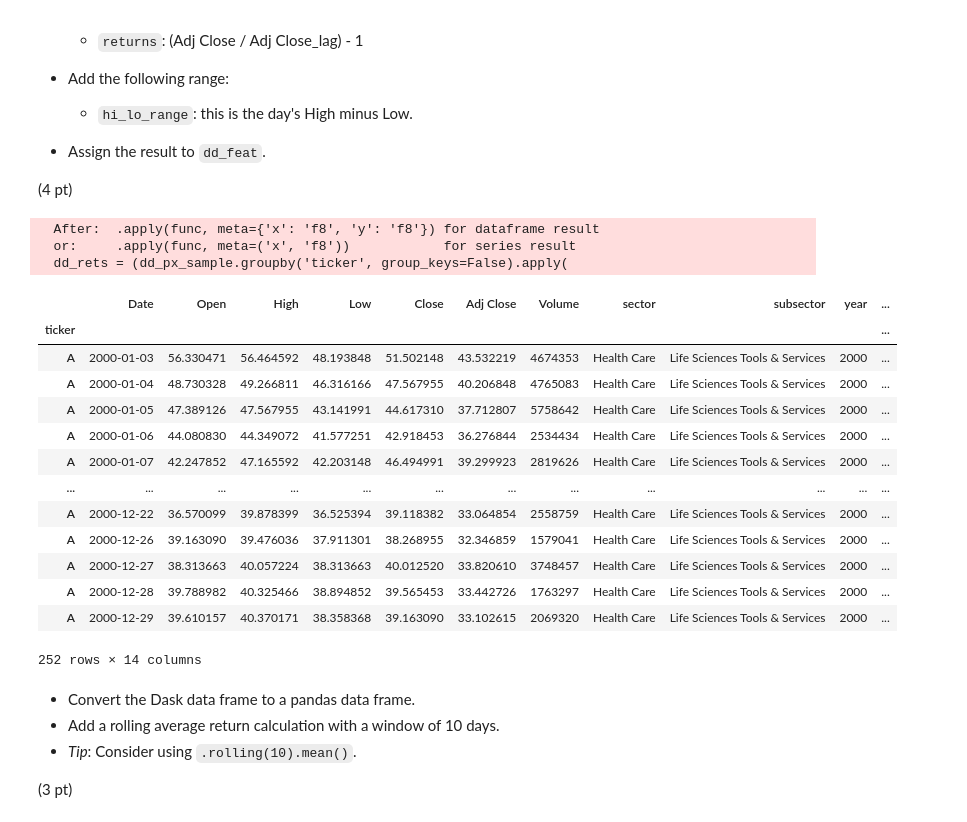
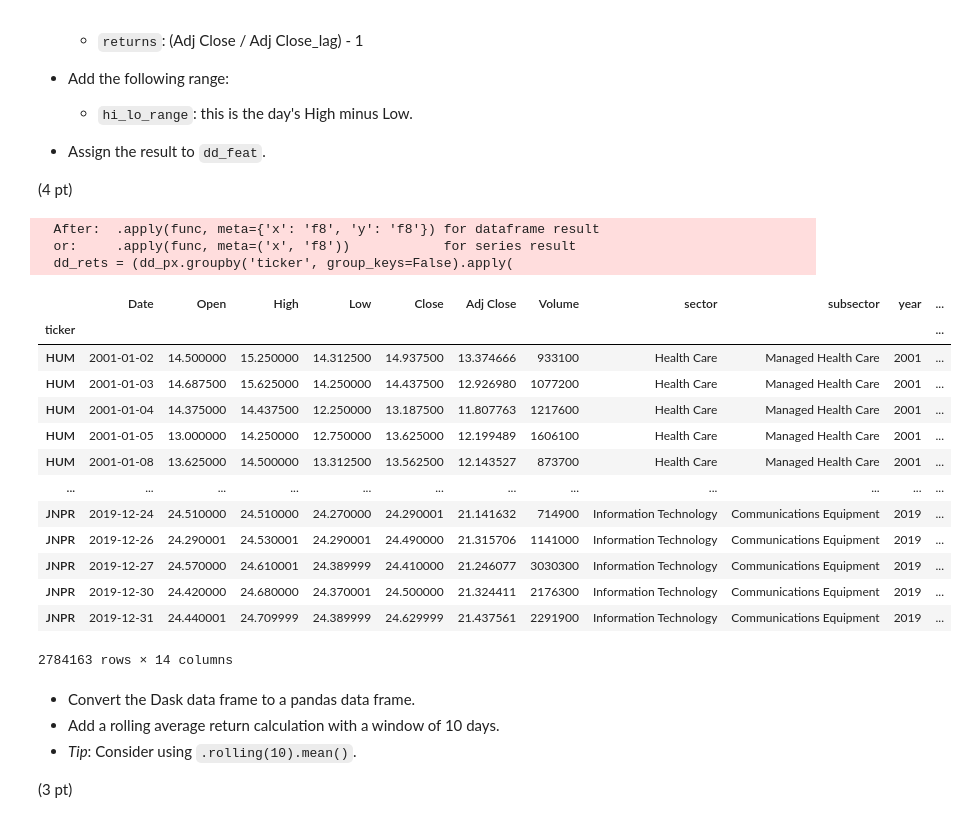
Before and after one commit to hoseinaliyari/production, a Jupyter notebook: 02_activities/assignments/assignment_1.ipynb, the cells around one changed output. Saved outputs shown, nothing was run; the diff lists cells and outputs as text; code cells hidden in the pictures.

```diff
--- a/02_activities/assignments/assignment_1.ipynb
+++ b/02_activities/assignments/assignment_1.ipynb
@@ -28,14 +30,22 @@ import dask.dataframe as dd
 import os
 from glob import glob
 
-px_path = os.getenv("PRICE_DATA")
-# print(px_path)
 
-parquet_files = glob(os.path.join(px_path,'*/*.parquet'))
-# print(type(parquet_files), len(parquet_files))
-print(parquet_files)
-# I had a problem with the following line of code, it is like read method can't handle
-# a list of paths, only a single path. spent almost 3 hours dealing with it, was to no avail
-dd_px_sample = dd.read_parquet(parquet_files).set_index('ticker')
-dd_px_sample.compute()
+PRICE_DATA = os.getenv("PRICE_DATA")
+parquet_files = glob(PRICE_DATA+"/**/*.parquet/*.parquet")
+dd_px = dd.read_parquet(parquet_files)
+
+# dd_px.compute()
+
+
+# px_path = os.getenv("PRICE_DATA")
+# # print(px_path)
+
+# parquet_files = glob(os.path.join(px_path,'*/*.parquet'))
+# # print(type(parquet_files), len(parquet_files))
+# print(parquet_files)
+# # I had a problem with the following line of code, it is like read method can't handle
+# # a list of paths, only a single path. spent almost 3 hours dealing with it, was to no avail
+# dd_px_sample = dd.read_parquet(parquet_files).set_index('ticker')
+# dd_px_sample.compute()
 # %% [output]
@@ -57,36 +79,36 @@ For each ticker and using Dask, do the following:
 
 (4 pt)
 # %%
-dd_rets = (dd_px_sample.groupby('ticker', group_keys=False).apply(
+dd_rets = (dd_px.groupby('ticker', group_keys=False).apply(
      lambda x: x.assign(
         Close_lag_1 = x['Close'].shift(1),
         Adj_Close_lag_1 = x['Adj Close'].shift(1))
     ).assign(
         returns = lambda x: x['Adj Close']/x['Adj_Close_lag_1'] - 1
     ).assign(
         hi_lo_range = lambda x: x['High'] - x['Low']
     )
                                        )
 
-dd_rets.compute()
+# dd_rets.compute()
 # %% [output]
   After:  .apply(func, meta={'x': 'f8', 'y': 'f8'}) for dataframe result
   or:     .apply(func, meta=('x', 'f8'))            for series result
-  dd_rets = (dd_px_sample.groupby('ticker', group_keys=False).apply(
+  dd_rets = (dd_px.groupby('ticker', group_keys=False).apply(
 |  | Date | Open | High | Low | Close | Adj Close | Volume | sector | subsector | year | ... |
 | ticker |  |  |  |  |  |  |  |  |  |  | ... |
-| A | 2000-01-03 | 56.330471 | 56.464592 | 48.193848 | 51.502148 | 43.532219 | 4674353 | Health Care | Life Sciences Tools & Services | 2000 | ... |
-| A | 2000-01-04 | 48.730328 | 49.266811 | 46.316166 | 47.567955 | 40.206848 | 4765083 | Health Care | Life Sciences Tools & Services | 2000 | ... |
-| A | 2000-01-05 | 47.389126 | 47.567955 | 43.141991 | 44.617310 | 37.712807 | 5758642 | Health Care | Life Sciences Tools & Services | 2000 | ... |
-| A | 2000-01-06 | 44.080830 | 44.349072 | 41.577251 | 42.918453 | 36.276844 | 2534434 | Health Care | Life Sciences Tools & Services | 2000 | ... |
-| A | 2000-01-07 | 42.247852 | 47.165592 | 42.203148 | 46.494991 | 39.299923 | 2819626 | Health Care | Life Sciences Tools & Services | 2000 | ... |
+| HUM | 2001-01-02 | 14.500000 | 15.250000 | 14.312500 | 14.937500 | 13.374666 | 933100 | Health Care | Managed Health Care | 2001 | ... |
+| HUM | 2001-01-03 | 14.687500 | 15.625000 | 14.250000 | 14.437500 | 12.926980 | 1077200 | Health Care | Managed Health Care | 2001 | ... |
+| HUM | 2001-01-04 | 14.375000 | 14.437500 | 12.250000 | 13.187500 | 11.807763 | 1217600 | Health Care | Managed Health Care | 2001 | ... |
+| HUM | 2001-01-05 | 13.000000 | 14.250000 | 12.750000 | 13.625000 | 12.199489 | 1606100 | Health Care | Managed Health Care | 2001 | ... |
+| HUM | 2001-01-08 | 13.625000 | 14.500000 | 13.312500 | 13.562500 | 12.143527 | 873700 | Health Care | Managed Health Care | 2001 | ... |
 | ... | ... | ... | ... | ... | ... | ... | ... | ... | ... | ... | ... |
-| A | 2000-12-22 | 36.570099 | 39.878399 | 36.525394 | 39.118382 | 33.064854 | 2558759 | Health Care | Life Sciences Tools & Services | 2000 | ... |
-| A | 2000-12-26 | 39.163090 | 39.476036 | 37.911301 | 38.268955 | 32.346859 | 1579041 | Health Care | Life Sciences Tools & Services | 2000 | ... |
-| A | 2000-12-27 | 38.313663 | 40.057224 | 38.313663 | 40.012520 | 33.820610 | 3748457 | Health Care | Life Sciences Tools & Services | 2000 | ... |
-| A | 2000-12-28 | 39.788982 | 40.325466 | 38.894852 | 39.565453 | 33.442726 | 1763297 | Health Care | Life Sciences Tools & Services | 2000 | ... |
-| A | 2000-12-29 | 39.610157 | 40.370171 | 38.358368 | 39.163090 | 33.102615 | 2069320 | Health Care | Life Sciences Tools & Services | 2000 | ... |
+| JNPR | 2019-12-24 | 24.510000 | 24.510000 | 24.270000 | 24.290001 | 21.141632 | 714900 | Information Technology | Communications Equipment | 2019 | ... |
+| JNPR | 2019-12-26 | 24.290001 | 24.530001 | 24.290001 | 24.490000 | 21.315706 | 1141000 | Information Technology | Communications Equipment | 2019 | ... |
+| JNPR | 2019-12-27 | 24.570000 | 24.610001 | 24.389999 | 24.410000 | 21.246077 | 3030300 | Information Technology | Communications Equipment | 2019 | ... |
+| JNPR | 2019-12-30 | 24.420000 | 24.680000 | 24.370001 | 24.500000 | 21.324411 | 2176300 | Information Technology | Communications Equipment | 2019 | ... |
+| JNPR | 2019-12-31 | 24.440001 | 24.709999 | 24.389999 | 24.629999 | 21.437561 | 2291900 | Information Technology | Communications Equipment | 2019 | ... |
-252 rows × 14 columns
+2784163 rows × 14 columns
 # %% [markdown]
 + Convert the Dask data frame to a pandas data frame.
 + Add a rolling average return calculation with a window of 10 days.
```
Also changed, not shown: parts of 5 cells of this notebook.
